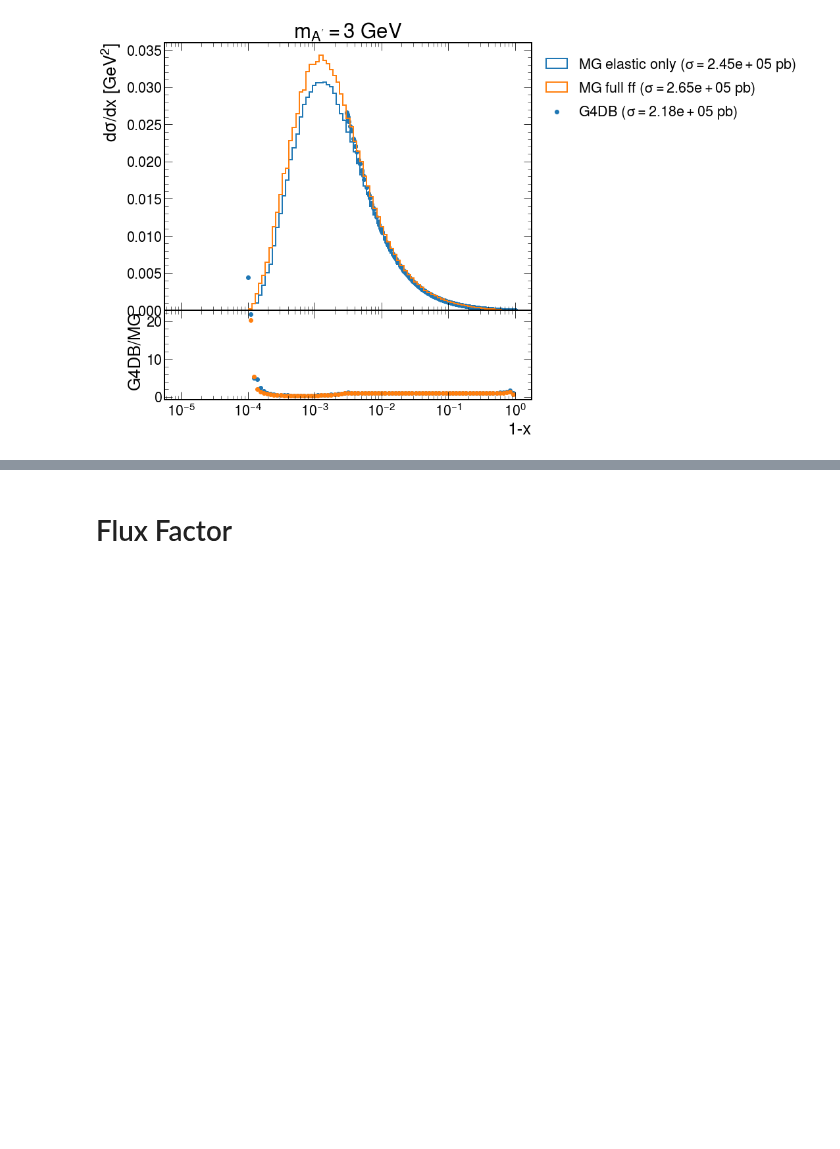
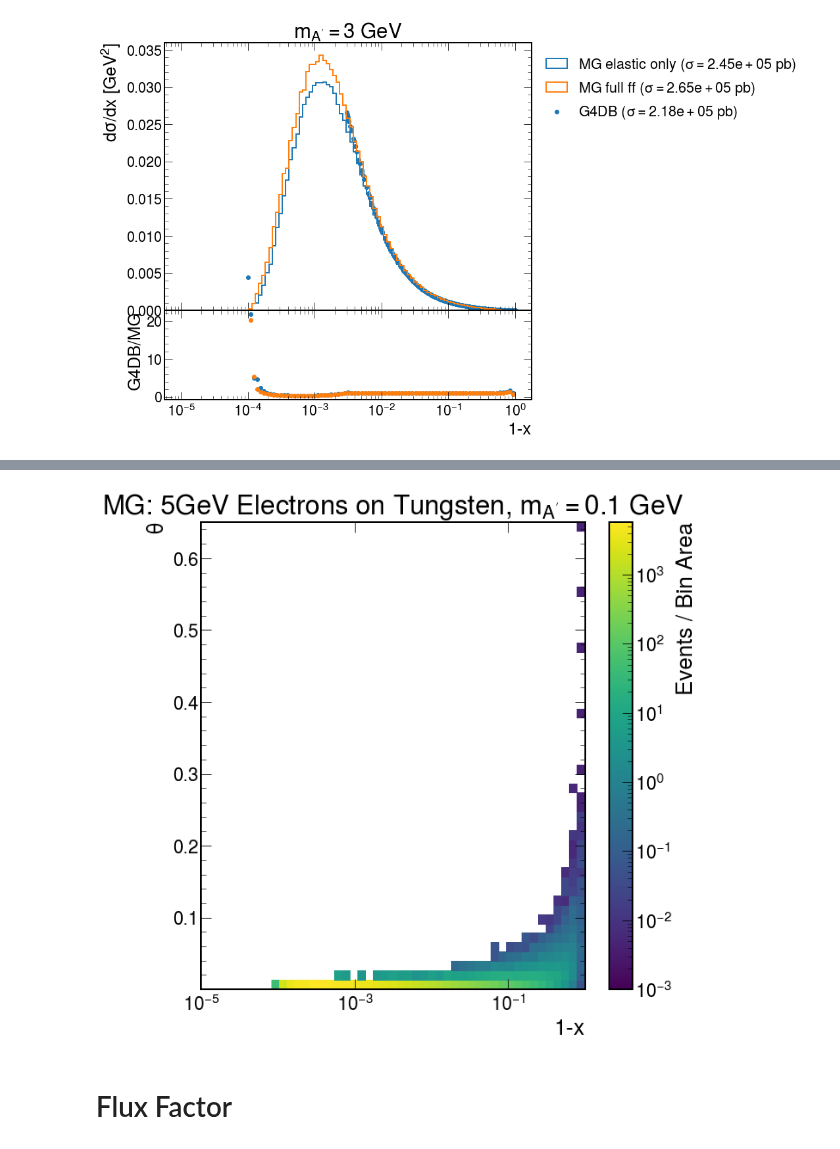
Before and after one commit to tomeichlersmith/ldmx-sim-technique, a Jupyter notebook: xsec.ipynb, the cells around one changed output, grey strips where cells are left out. Drawn from its saved outputs; the diff is of its cells as text; code cells hidden in the pictures; blank space fills up the shorter version.

```diff
--- a/xsec.ipynb
+++ b/xsec.ipynb
@@ -122,3 +182,22 @@ for ma in ['0.2','1','3'] :
+# %%
+mg_events, mg_total_xsec = read_mg('dblib/xsec/electron_tungsten_mA_0.1GeV_incident_5GeV.h5')
+# %%
+from matplotlib import colors
+counts, xedges, yedges, im = plt.hist2d(
+    1-mg_events['aprime_energy']/mg_events['incident_energy'],
+    np.arctan2(np.sqrt(mg_events['aprime_px']**2+mg_events['aprime_py']**2), mg_events['aprime_pz']),
+    bins=(np.logspace(-5,0,50),50),
+    cmin=1e-3, norm = colors.LogNorm(vmin = 1e-3),
+    density=True
+)
+plt.colorbar(im, label='Events / Bin Area')
+plt.xscale('log')
+plt.xlabel('1-x')
+plt.ylabel(r'$\theta$')
+plt.title('MG: 5GeV Electrons on Tungsten, $m_{A\'} = 0.1$ GeV')
+plt.show()
+# %% [output]
+[figure, added]
 # %% [markdown]
 # Flux Factor
 # %%
```
Also changed, not shown: parts of 6 cells of this notebook.
